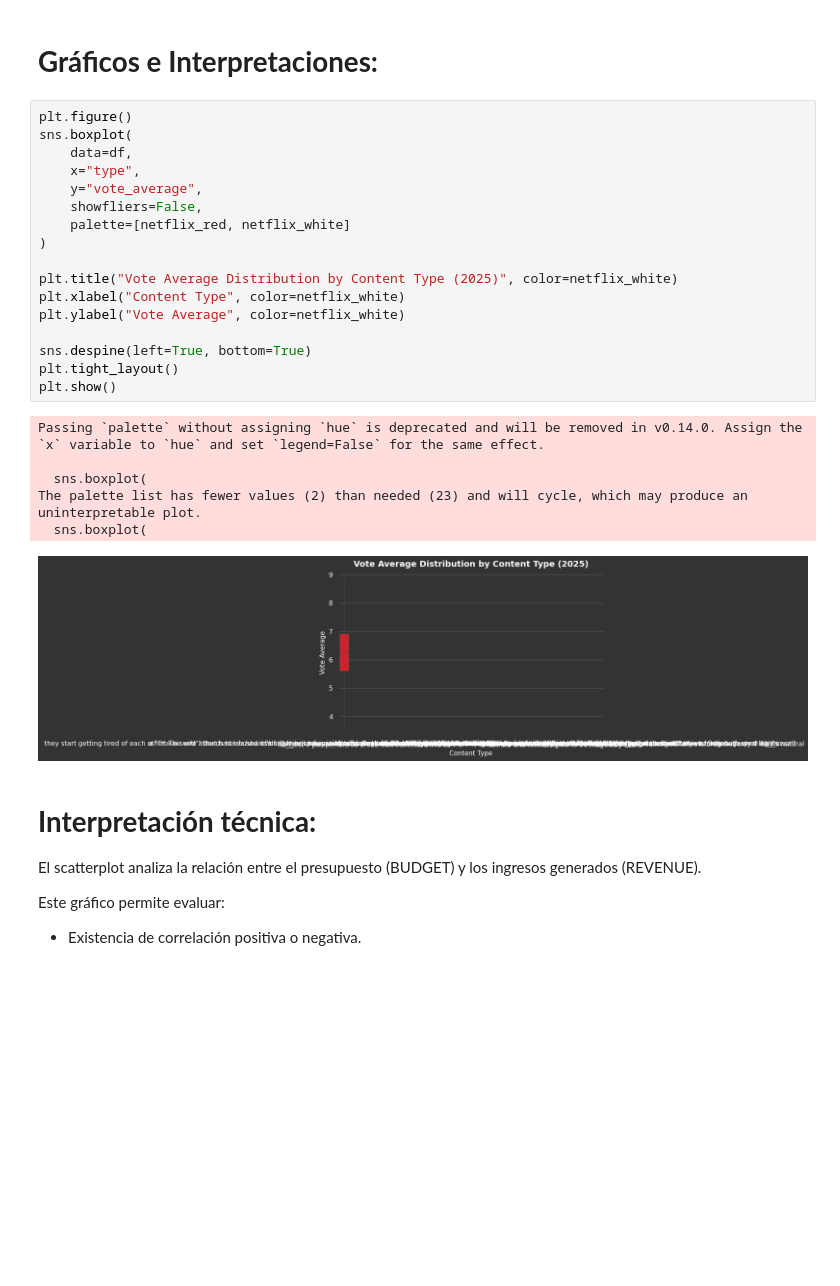
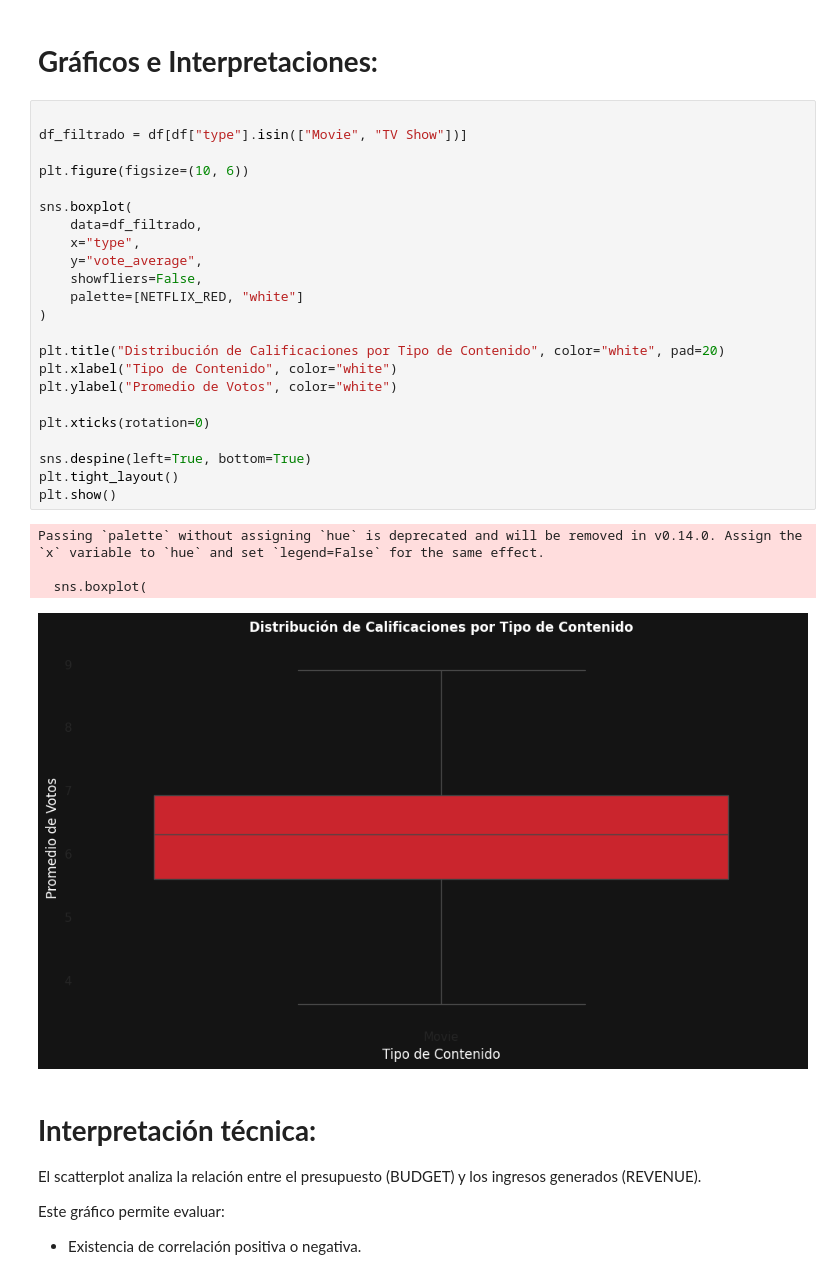
Before and after one commit to JulietaC1/JulietaC1, a Jupyter notebook: ProyectoDSParteI+Llanes.ipynb, the cells around one changed output. Cells and saved outputs as stored; diff of their text form; blank space fills up the shorter version.

```diff
--- a/ProyectoDSParteI+Llanes.ipynb
+++ b/ProyectoDSParteI+Llanes.ipynb
@@ -337,29 +337,33 @@ Para garantizar la precisión de los cálculos de rentabilidad y popularidad, se
 # %% [markdown]
 # **Gráficos e Interpretaciones:**
 # %%
-plt.figure()
+
+df_filtrado = df[df["type"].isin(["Movie", "TV Show"])]
+
+plt.figure(figsize=(10, 6))
+
 sns.boxplot(
-    data=df,
+    data=df_filtrado,
     x="type",
     y="vote_average",
     showfliers=False,
-    palette=[netflix_red, netflix_white]
+    palette=[NETFLIX_RED, "white"]
 )
 
-plt.title("Vote Average Distribution by Content Type (2025)", color=netflix_white)
-plt.xlabel("Content Type", color=netflix_white)
-plt.ylabel("Vote Average", color=netflix_white)
+plt.title("Distribución de Calificaciones por Tipo de Contenido", color="white", pad=20)
+plt.xlabel("Tipo de Contenido", color="white")
+plt.ylabel("Promedio de Votos", color="white")
+
+plt.xticks(rotation=0)
 
 sns.despine(left=True, bottom=True)
 plt.tight_layout()
 plt.show()
 # %% [output]
 Passing `palette` without assigning `hue` is deprecated and will be removed in v0.14.0. Assign the `x` variable to `hue` and set `legend=False` for the same effect.
 
   sns.boxplot(
-The palette list has fewer values (2) than needed (23) and will cycle, which may produce an uninterpretable plot.
-  sns.boxplot(
-[figure, old version]
+[figure, new version]
 # %% [markdown]
 # **Interpretación técnica:**
 
```
